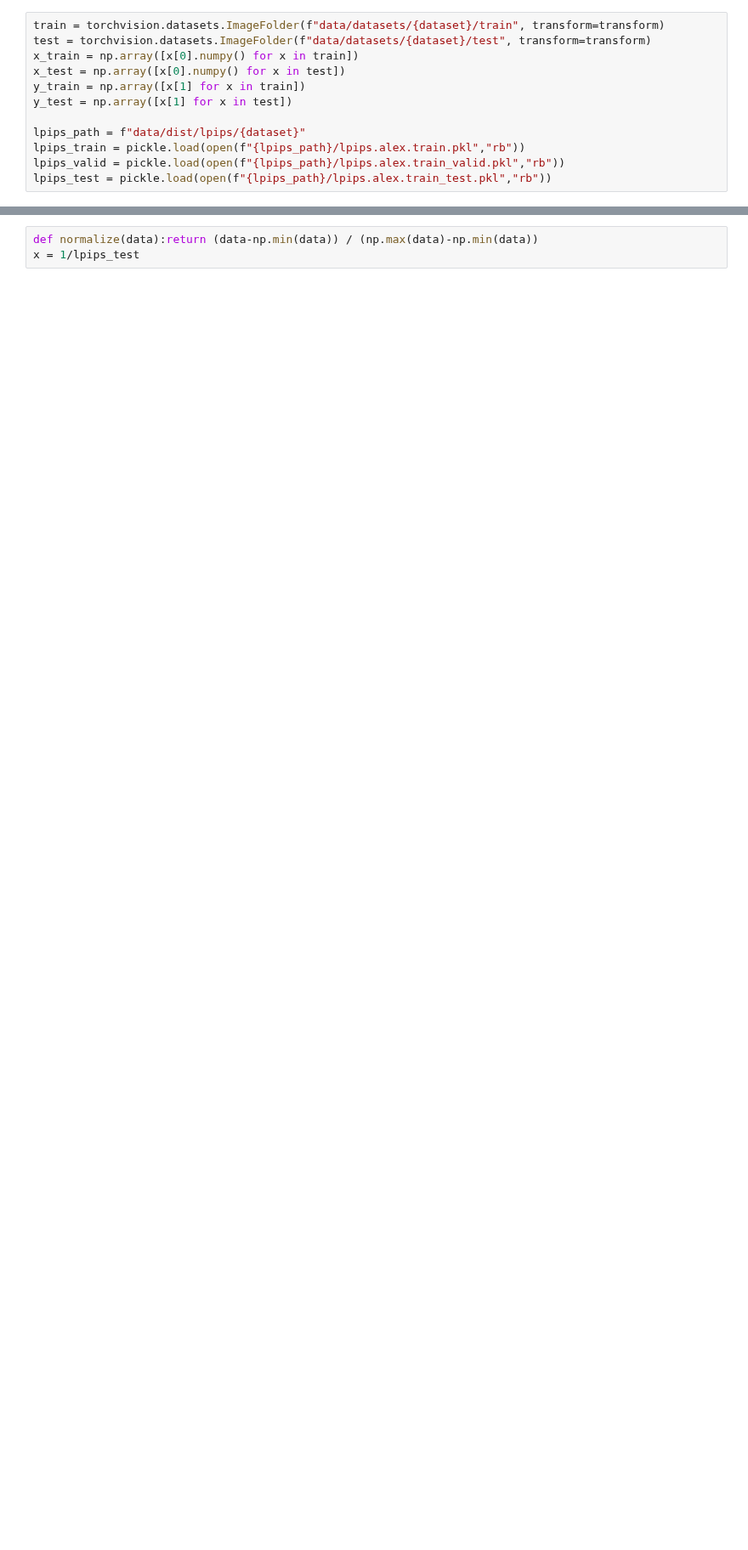
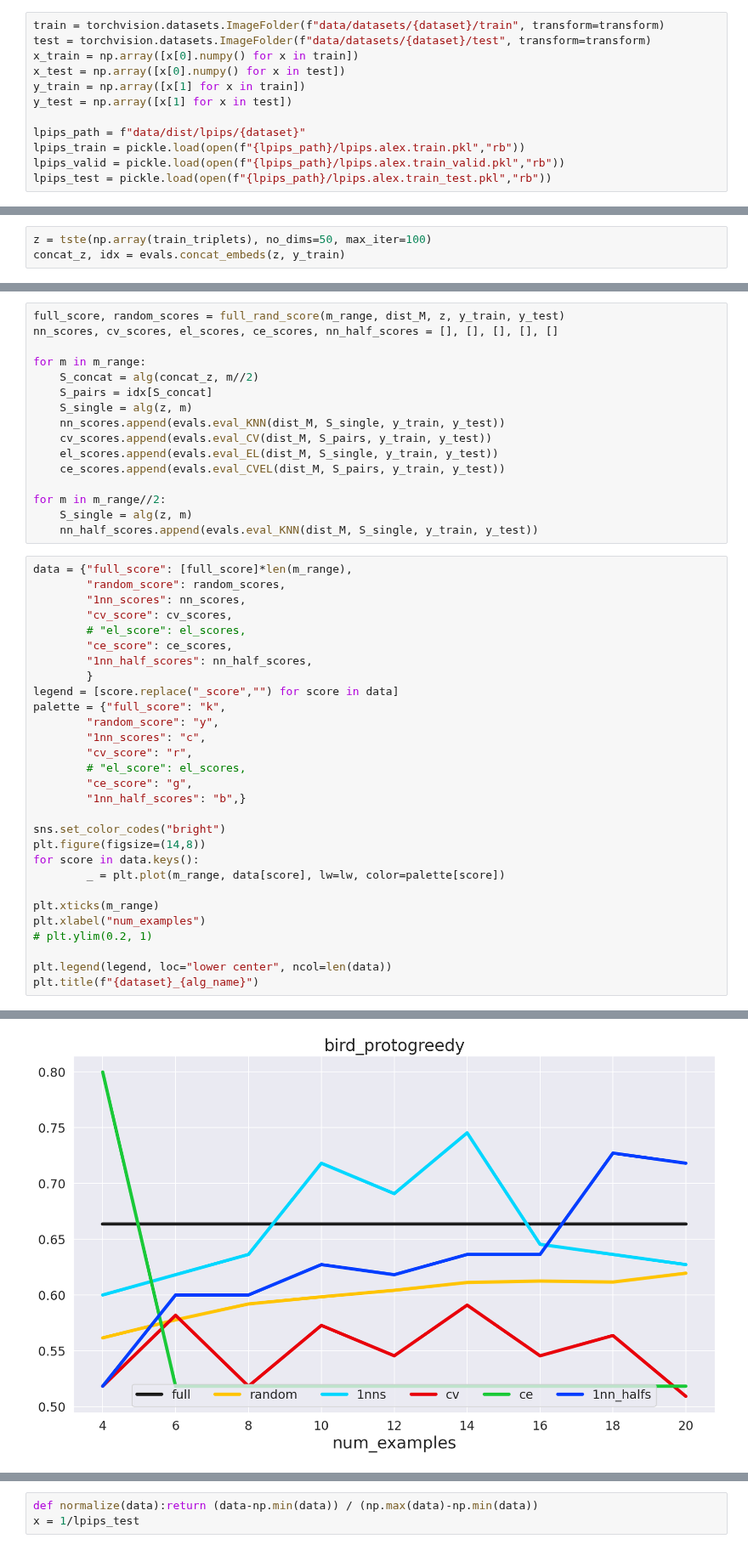
Before and after one commit to harry-tian/ai-driven-tutorial, a Jupyter notebook: teaching_experiments.ipynb, the cells around one changed output, grey strips where cells are left out. Shown at 85% size. Cells and saved outputs as stored; diff of their text form; blank space fills up the shorter version.

```diff
--- a/teaching_experiments.ipynb
+++ b/teaching_experiments.ipynb
@@ -78,0 +82,3 @@ evals.get_EBM(lpips_test, s, y_train, y_test)
+# %%
+z = tste(np.array(train_triplets), no_dims=50, max_iter=100)
+concat_z, idx = evals.concat_embeds(z, y_train)
@@ -78,0 +93,46 @@ evals.get_EBM(lpips_test, s, y_train, y_test)
+# %%
+full_score, random_scores = full_rand_score(m_range, dist_M, z, y_train, y_test)
+nn_scores, cv_scores, el_scores, ce_scores, nn_half_scores = [], [], [], [], []
+
+for m in m_range:
+    S_concat = alg(concat_z, m//2)
+    S_pairs = idx[S_concat]
+    S_single = alg(z, m)
+    nn_scores.append(evals.eval_KNN(dist_M, S_single, y_train, y_test))
+    cv_scores.append(evals.eval_CV(dist_M, S_pairs, y_train, y_test))
+    el_scores.append(evals.eval_EL(dist_M, S_single, y_train, y_test))
+    ce_scores.append(evals.eval_CVEL(dist_M, S_pairs, y_train, y_test))
+
+for m in m_range//2:
+    S_single = alg(z, m)
+    nn_half_scores.append(evals.eval_KNN(dist_M, S_single, y_train, y_test))
+# %%
+data = {"full_score": [full_score]*len(m_range),
+        "random_score": random_scores,
+        "1nn_scores": nn_scores,
+        "cv_score": cv_scores,
+        # "el_score": el_scores,
+        "ce_score": ce_scores,
+        "1nn_half_scores": nn_half_scores,
+        }
+legend = [score.replace("_score","") for score in data]
+palette = {"full_score": "k",
+        "random_score": "y",
+        "1nn_scores": "c",
+        "cv_score": "r",
+        # "el_score": el_scores,
+        "ce_score": "g",
+        "1nn_half_scores": "b",}
+
+sns.set_color_codes("bright")
+plt.figure(figsize=(14,8))
+for score in data.keys():
+        _ = plt.plot(m_range, data[score], lw=lw, color=palette[score])
+
+plt.xticks(m_range)
+plt.xlabel("num_examples")
+# plt.ylim(0.2, 1)
+
+plt.legend(legend, loc="lower center", ncol=len(data))
+plt.title(f"{dataset}_{alg_name}")
+# %% [output]
@@ -78,0 +140 @@ evals.get_EBM(lpips_test, s, y_train, y_test)
+[figure, added]
```
Also changed, not shown: parts of 18 cells of this notebook, 13 other files.
